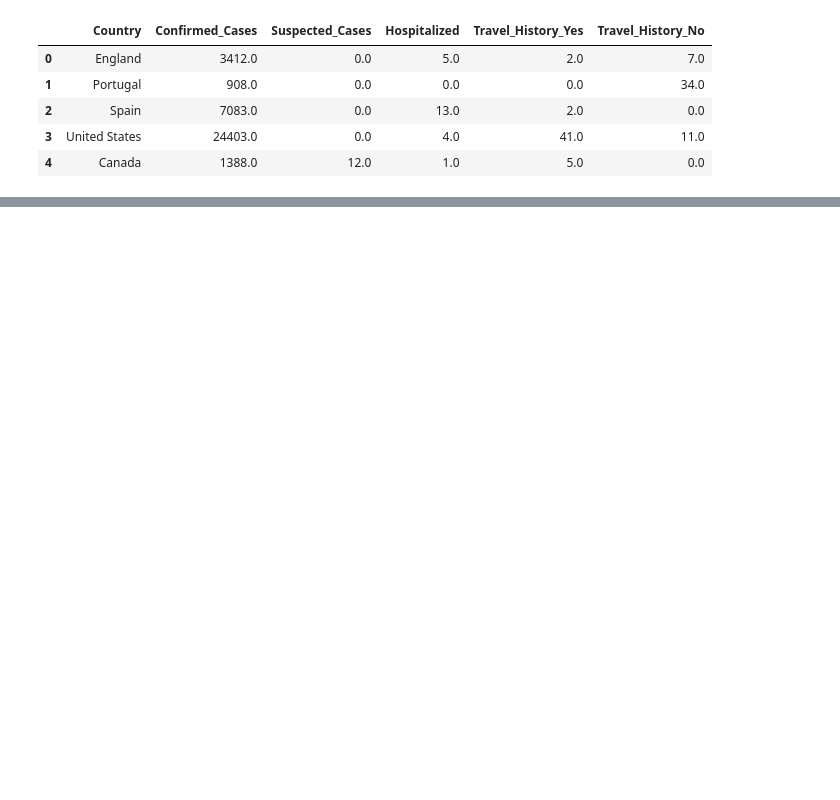
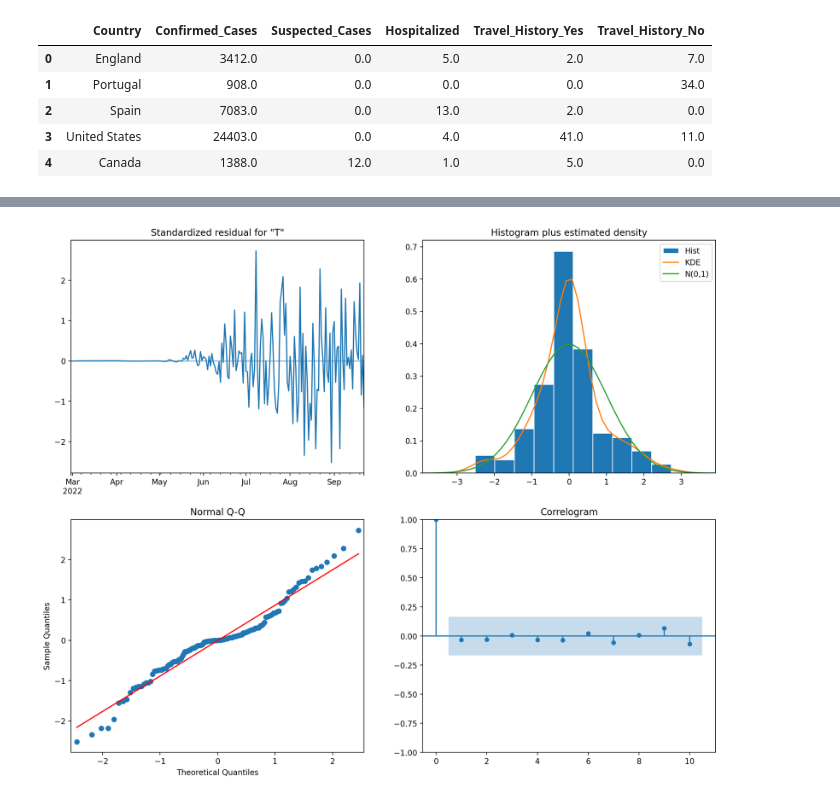
Before and after one commit to SuryaVamshi04/SyMPox, a Jupyter notebook: SyMPox/main.ipynb, the cells around one changed output, grey strips where cells are left out. Cells and saved outputs as stored; diff of their text form; code cells hidden in the pictures; blank space fills up the shorter version.

```diff
--- a/SyMPox/main.ipynb
+++ b/SyMPox/main.ipynb
@@ -159,0 +213,4 @@ plot_map(Case_worldwide,'Confirmed_Cases', 'Confirmed Cases by Country')
+# %%
+# Training the ARIMA Model
+model=sm.tsa.arima.ARIMA(daily_country_cases['Total_cases'],order=(12,2,9))
+arima_model = model.fit()
@@ -159,0 +250,5 @@ plot_map(Case_worldwide,'Confirmed_Cases', 'Confirmed Cases by Country')
+# %%
+arima_model.plot_diagnostics(figsize=(15,12))
+plt.show()
+# %% [output]
+[figure, added]
```
Also changed, not shown: parts of 27 cells of this notebook.
